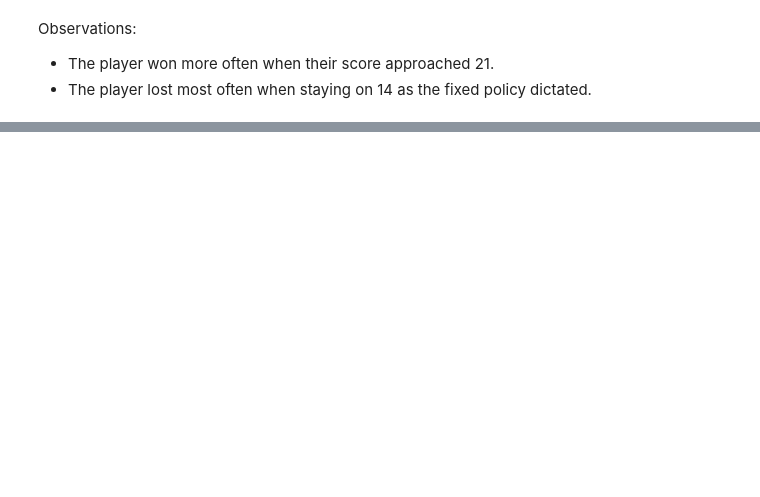
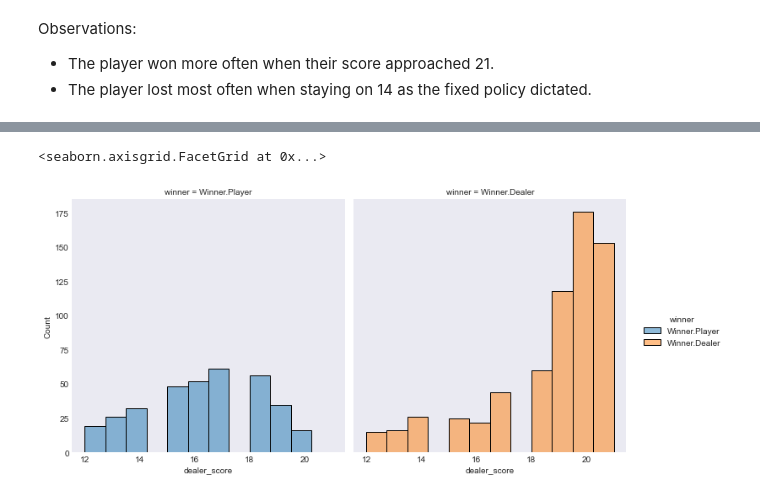
Before and after one commit to jstrassburg/cs6330-final-project-blackjack, a Jupyter notebook: blackjack.ipynb, the cells around one changed output, grey strips where cells are left out. Cells and saved outputs as stored; diff of their text form; code cells hidden in the pictures; blank space fills up the shorter version.

```diff
--- a/blackjack.ipynb
+++ b/blackjack.ipynb
@@ -72,0 +121,5 @@ Observations:
+# %%
+sns.displot(data=optimized_game_df, x='dealer_score', col='winner', hue='winner')
+# %% [output]
+<seaborn.axisgrid.FacetGrid at 0x...>
+[figure, added]
```
Also changed, not shown: parts of 16 cells of this notebook, 2 other files.
